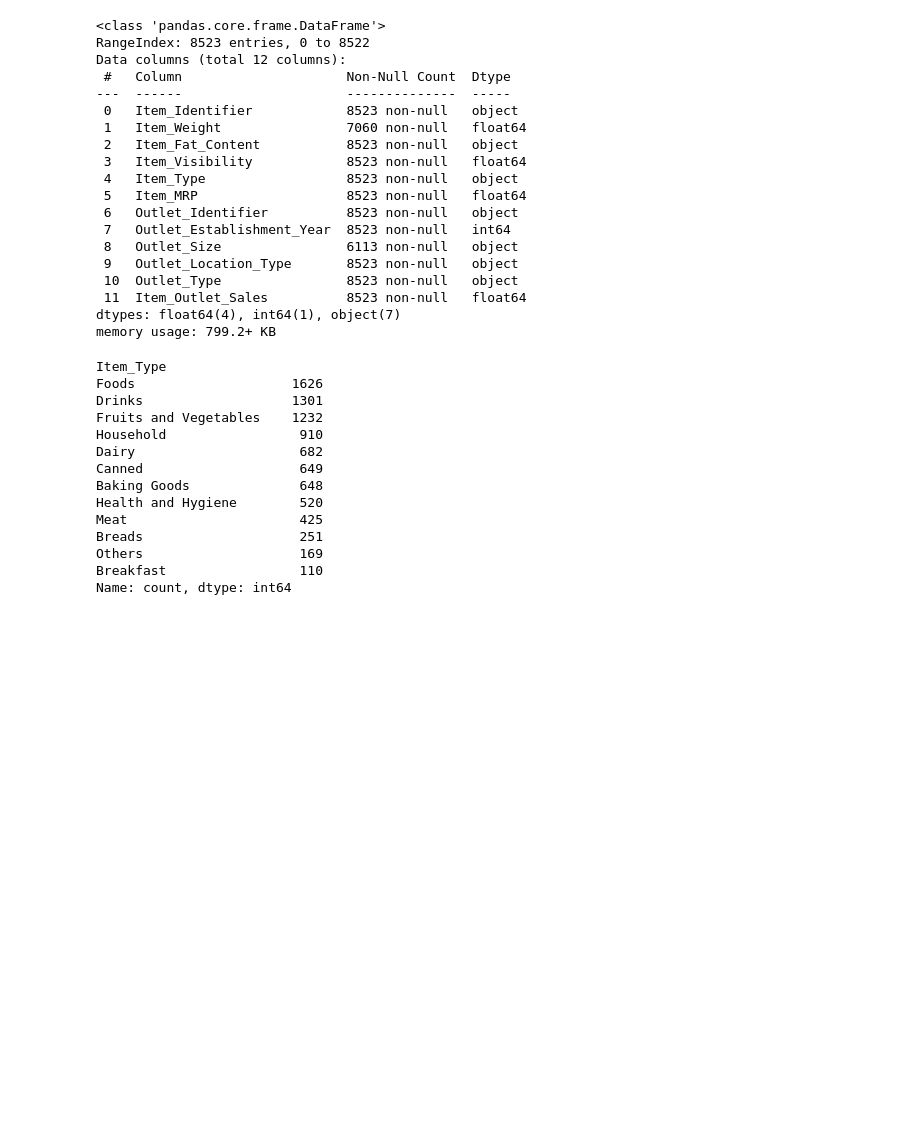
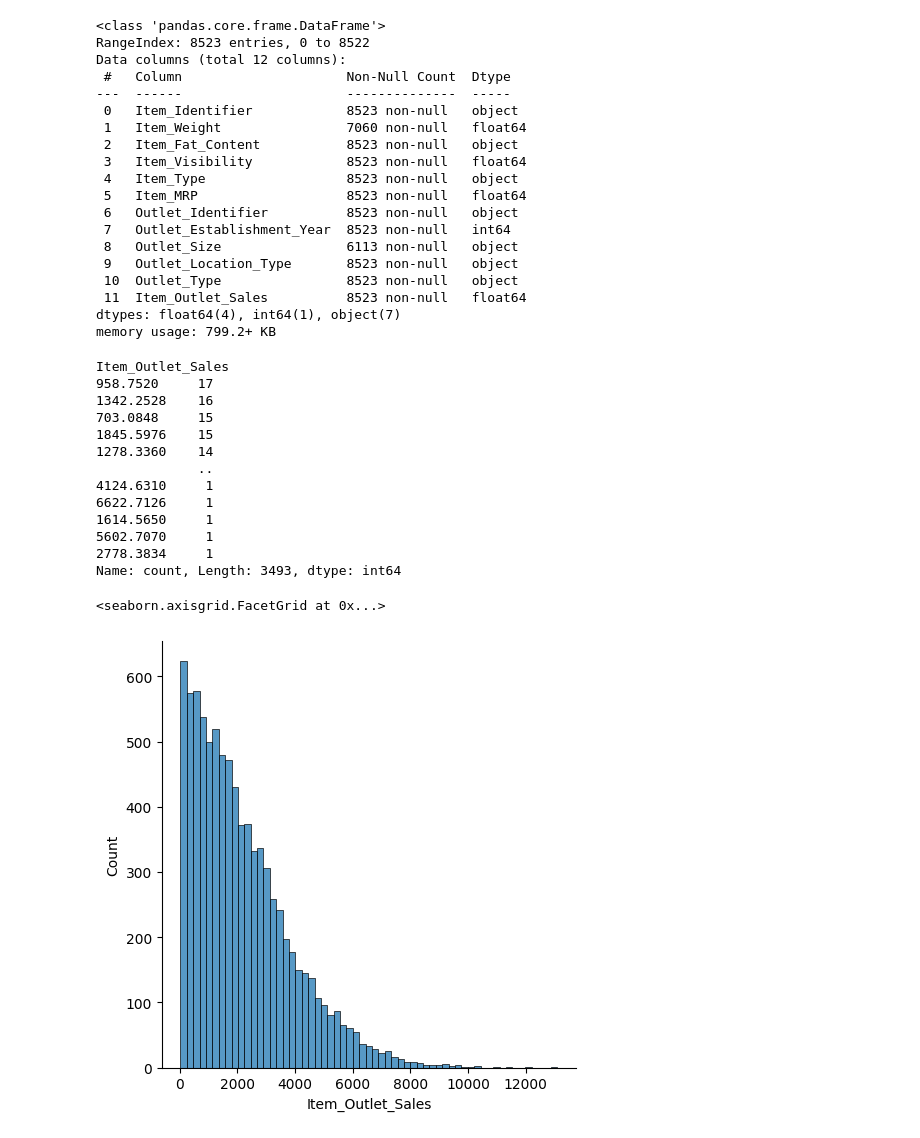
Before and after one commit to Surrajit/Stores-Sales-Prediction, a Jupyter notebook: NoteBook/Train_EDA.ipynb, the cells around one changed output. Saved outputs shown, nothing was run; the diff lists cells and outputs as text; code cells hidden in the pictures; blank space fills up the shorter version.

Commit message:
Data Ingestion Completed

```diff
--- a/NoteBook/Train_EDA.ipynb
+++ b/NoteBook/Train_EDA.ipynb
@@ -473,19 +473,23 @@ Data columns (total 12 columns):
 dtypes: float64(4), int64(1), object(7)
 memory usage: 799.2+ KB
 # %%
-df["Item_Type"].value_counts()
+df["Item_Outlet_Sales"].value_counts()
 # %% [output]
-Item_Type
-Foods                    1626
-Drinks                   1301
-Fruits and Vegetables    1232
-Household                 910
-Dairy                     682
-Canned                    649
-Baking Goods              648
-Health and Hygiene        520
-Meat                      425
-Breads                    251
-Others                    169
-Breakfast                 110
-Name: count, dtype: int64
+Item_Outlet_Sales
+958.7520     17
+1342.2528    16
+703.0848     15
+1845.5976    15
+1278.3360    14
+             ..
+4124.6310     1
+6622.7126     1
+1614.5650     1
+5602.7070     1
+2778.3834     1
+Name: count, Length: 3493, dtype: int64
+# %%
+sns.displot(x="Item_Outlet_Sales",data=df)
+# %% [output]
+<seaborn.axisgrid.FacetGrid at 0x...>
+[figure, added]
```
Also changed, not shown: parts of 1 cell of this notebook, 36 other files.
